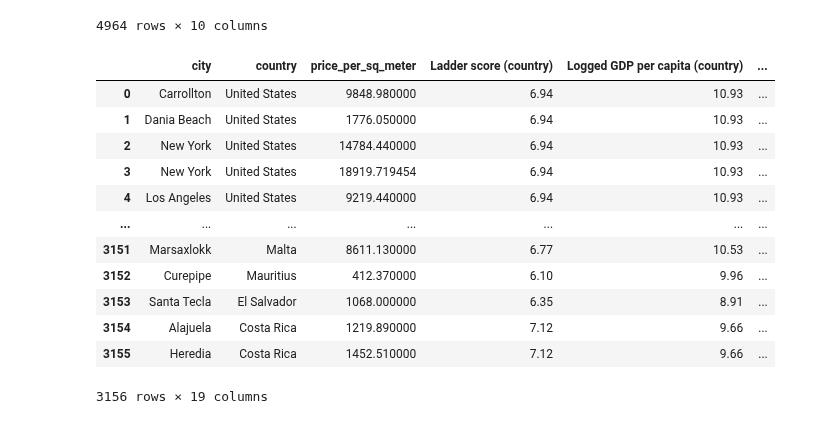
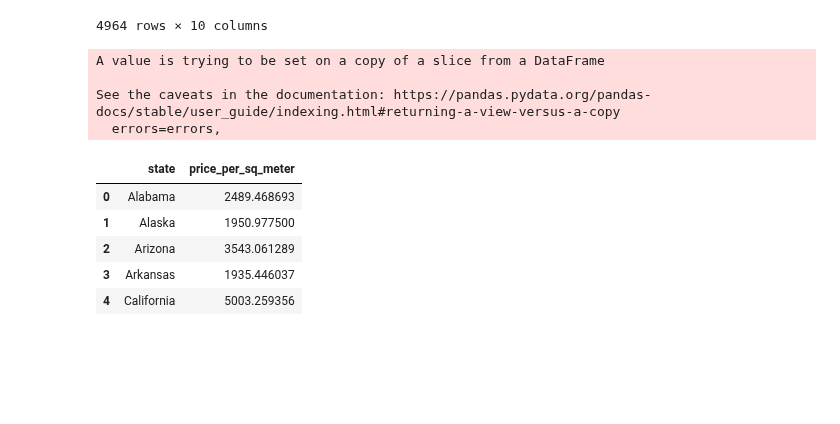
Before and after one commit to apsocarras/team-week, a Jupyter notebook: alex_work.ipynb, the cells around one changed output. Saved outputs shown, nothing was run; the diff lists cells and outputs as text; code cells hidden in the pictures; blank space fills up the shorter version.

```diff
--- a/alex_work.ipynb
+++ b/alex_work.ipynb
@@ -160,19 +160,24 @@ combo
 | 4962 | Alajuela | Costa Rica | 1219.89 | 7.12 | 9.66 | ... |
 | 4963 | Heredia | Costa Rica | 1452.51 | 7.12 | 9.66 | ... |
 4964 rows × 10 columns
-# %%
-combo_locations = pd.merge(combo, worldcities, how="inner", on=['city', 'country'])
-# %% [output]
-|  | city | country | price_per_sq_meter | Ladder score (country) | Logged GDP per capita (country) | ... |
-| 0 | Carrollton | United States | 9848.980000 | 6.94 | 10.93 | ... |
-| 1 | Dania Beach | United States | 1776.050000 | 6.94 | 10.93 | ... |
-| 2 | New York | United States | 14784.440000 | 6.94 | 10.93 | ... |
-| 3 | New York | United States | 18919.719454 | 6.94 | 10.93 | ... |
-| 4 | Los Angeles | United States | 9219.440000 | 6.94 | 10.93 | ... |
-| ... | ... | ... | ... | ... | ... | ... |
-| 3151 | Marsaxlokk | Malta | 8611.130000 | 6.77 | 10.53 | ... |
-| 3152 | Curepipe | Mauritius | 412.370000 | 6.10 | 9.96 | ... |
-| 3153 | Santa Tecla | El Salvador | 1068.000000 | 6.35 | 8.91 | ... |
-| 3154 | Alajuela | Costa Rica | 1219.890000 | 7.12 | 9.66 | ... |
-| 3155 | Heredia | Costa Rica | 1452.510000 | 7.12 | 9.66 | ... |
-3156 rows × 19 columns
+# %%
+combo_locations = pd.merge(combo, worldcities, how="inner", on=['city', 'country'])
+
+us = combo_locations[combo_locations.country=="United States"]
+
+state_data = us[['admin_name', 'price_per_sq_meter']]
+state_data.rename({"admin_name":"state"}, inplace=True, axis=1)
+state_data = state_data.groupby('state').mean("price_sq_meter").reset_index()
+
+state_data.head()
+# %% [output]
+A value is trying to be set on a copy of a slice from a DataFrame
+
+See the caveats in the documentation: https://pandas.pydata.org/pandas-docs/stable/user_guide/indexing.html#returning-a-view-versus-a-copy
+  errors=errors,
+|  | state | price_per_sq_meter |
+| 0 | Alabama | 2489.468693 |
+| 1 | Alaska | 1950.977500 |
+| 2 | Arizona | 3543.061289 |
+| 3 | Arkansas | 1935.446037 |
+| 4 | California | 5003.259356 |
```
Also changed, not shown: parts of 5 cells of this notebook.
